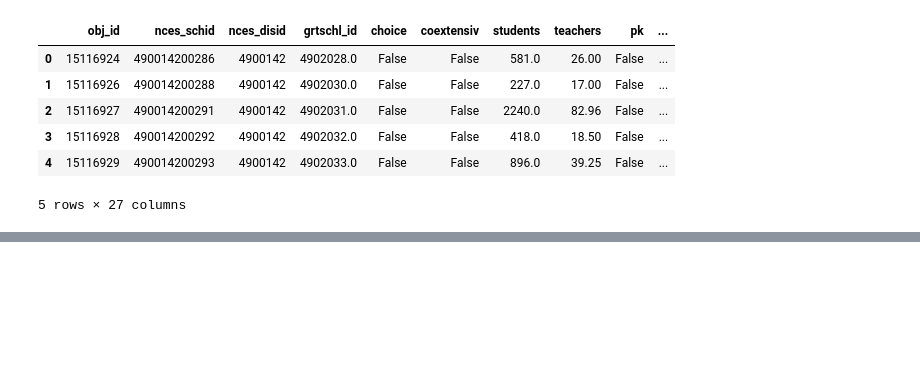
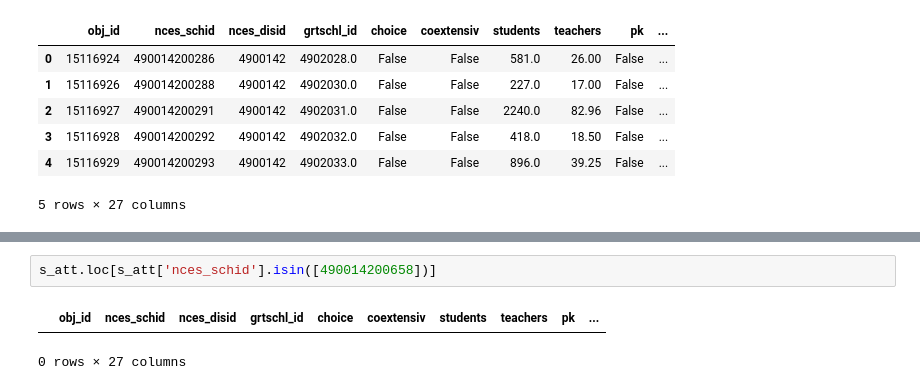
Before and after one commit to PMattox/fs, a Jupyter notebook: precisely_exploration.ipynb, the cells around one changed output, grey strips where cells are left out. Drawn from its saved outputs; the diff is of its cells as text; blank space fills up the shorter version.

```diff
--- a/precisely_exploration.ipynb
+++ b/precisely_exploration.ipynb
@@ -148,0 +165,5 @@ s_att.head()
+# %%
+s_att.loc[s_att['nces_schid'].isin([490014200658])]
+# %% [output]
+|  | obj_id | nces_schid | nces_disid | grtschl_id | choice | coextensiv | students | teachers | pk | ... |
+0 rows × 27 columns
```
Also changed, not shown: parts of 7 cells of this notebook.
